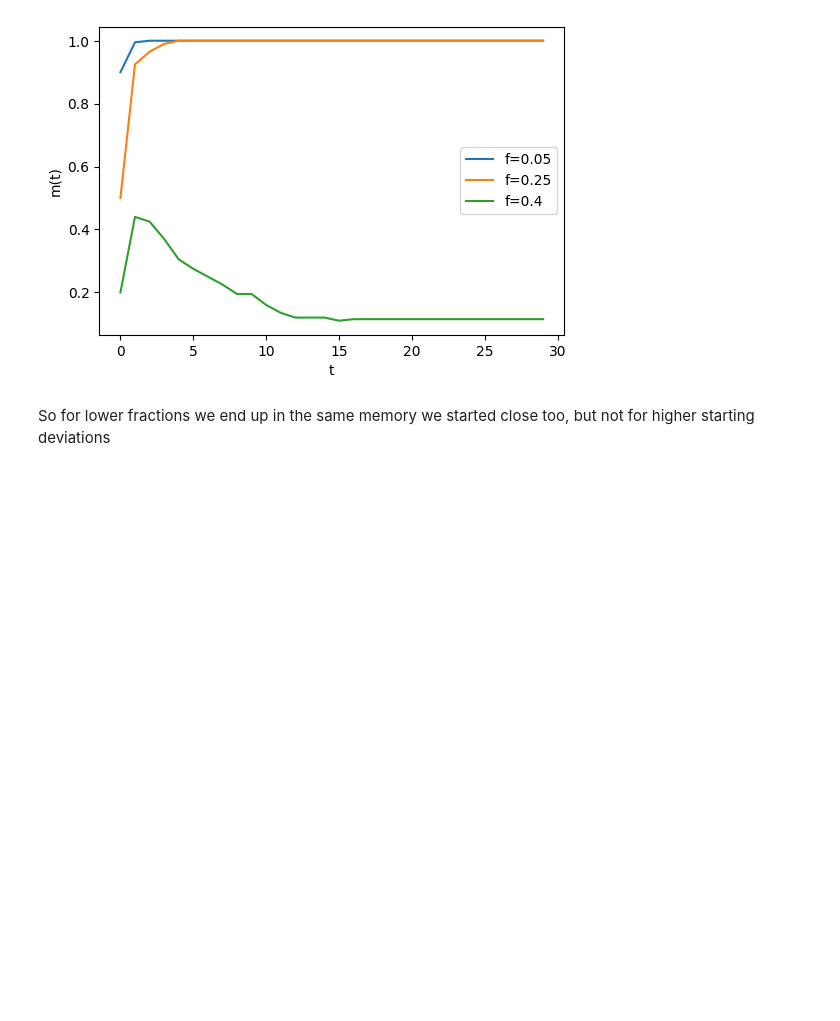
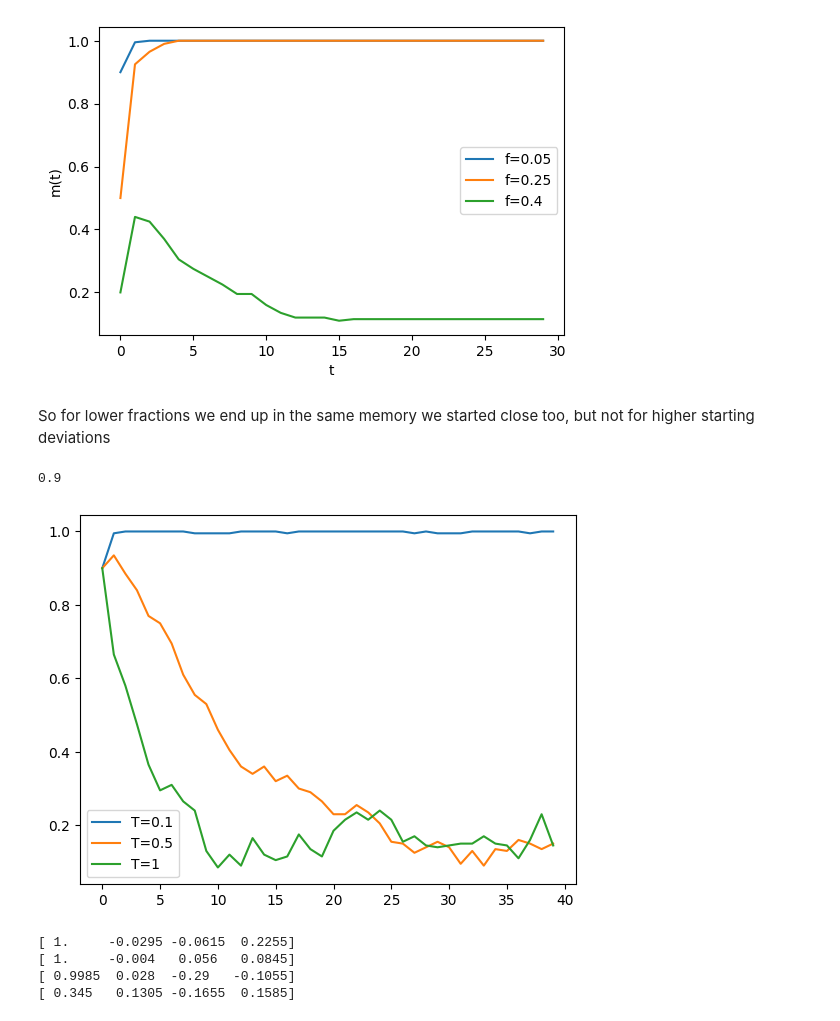
Before and after one commit to pratik-t/Minor-Physics-Stuff, a Jupyter notebook: Computational Physics 1/hw 6.ipynb, the cells around one changed output. Saved outputs shown, nothing was run; the diff lists cells and outputs as text; code cells hidden in the pictures; blank space fills up the shorter version.

```diff
--- a/Computational Physics 1/hw 6.ipynb
+++ b/Computational Physics 1/hw 6.ipynb
@@ -33,7 +33,7 @@ def next_step(old, J):
 # %% [markdown]
 (iv) function to generate starting state which deviates from memory 1 by some fraction
 # %%
-def generate_start(frac):
+def generate_start(frac, memory):
     M = int(frac*N)
     indices = rng.choice(np.arange(N), size=M, replace=False)
     start = memory[0].copy()
@@ -77,3 +77,38 @@ f=0.4: True
 [figure]
 # %% [markdown]
 So for lower fractions we end up in the same memory we started close too, but not for higher starting deviations
+# %%
+def stochastic_next_step(old, J, T):
+
+    h = np.einsum('ij, j->i', J, old)
+
+    prob = 1/(1+np.exp(-2*h/T))
+    r = rng.uniform(low=0, high=1, size=len(old))
+    new = np.ones(len(old))
+    flip = np.where(r>prob)
+    new[flip]*=-1
+
+    return new
+# %%
+start = generate_start(0.05)
+starts = np.array([start, start, start])
+m = np.zeros([3, 40])
+temps = [0.1, 0.5, 1]
+
+for i in range(40):
+    m[0, i] = np.sum(memory[0]*starts[0])/N
+    m[1, i] = np.sum(memory[0]*starts[1])/N
+    m[2, i] = np.sum(memory[0]*starts[2])/N
+    starts[0] = stochastic_next_step(starts[0], J, temps[0])
+    starts[1] = stochastic_next_step(starts[1], J, temps[1])
+    starts[2] = stochastic_next_step(starts[2], J, temps[2])
+# %%
+plt.plot(m[0], label=f'T={temps[0]}')
+plt.plot(m[1], label=f'T={temps[1]}')
+plt.plot(m[2], label=f'T={temps[2]}')
+plt.legend()
+
+print(m[0,0])
+# %% [output]
+0.9
+[figure, added]
@@ -79,0 +137,10 @@ So for lower fractions we end up in the same memory we started close too, but no
+# %%
+print(stuff(0.02))
+print(stuff(0.06))
+print(stuff(0.1))
+print(stuff(0.2))
+# %% [output]
+[ 1.     -0.0295 -0.0615  0.2255]
+[ 1.     -0.004   0.056   0.0845]
+[ 0.9985  0.028  -0.29   -0.1055]
+[ 0.345   0.1305 -0.1655  0.1585]
```
Also changed, not shown: parts of 1 cell of this notebook, 2 other files.
